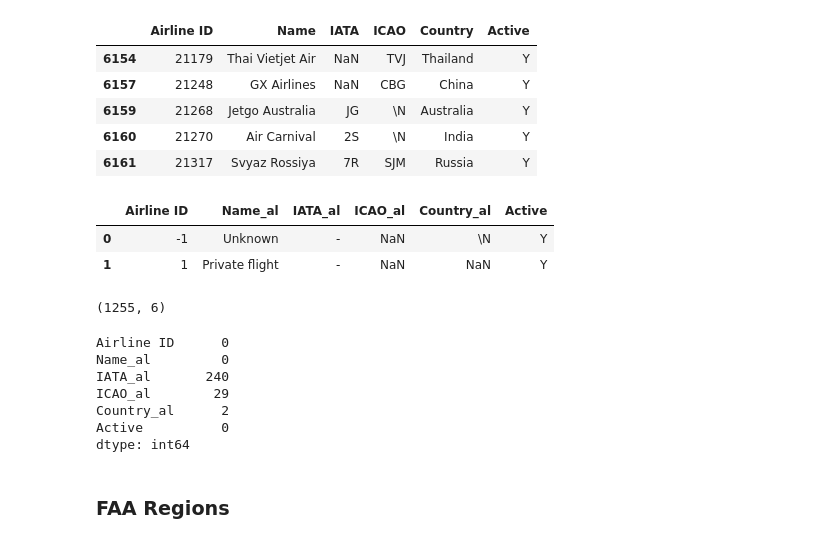
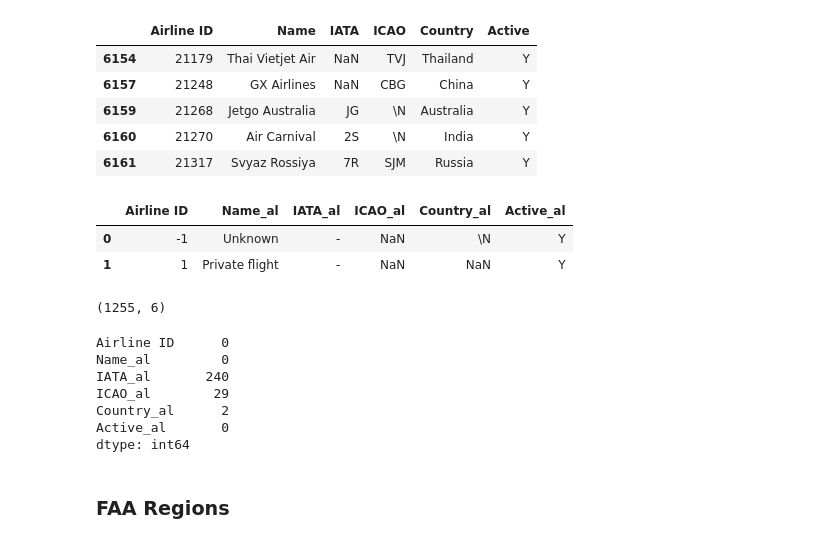
Before and after one commit to scottschriver/NSS_Capstone, a Jupyter notebook: Notebooks/Flight_delays.ipynb, the cells around one changed output. Drawn from its saved outputs; the diff is of its cells as text; code cells hidden in the pictures.

```diff
--- a/Notebooks/Flight_delays.ipynb
+++ b/Notebooks/Flight_delays.ipynb
@@ -52,11 +58,11 @@ airlines.tail()
 | 6160 | 21270 | Air Carnival | 2S | \N | India | Y |
 | 6161 | 21317 | Svyaz Rossiya | 7R | SJM | Russia | Y |
 # %%
-airlines.rename(columns = {'Name':'Name_al', 'IATA':'IATA_al', 'ICAO':'ICAO_al','Country':'Country_al'}, inplace=True)
+airlines.rename(columns = {'Name':'Name_al', 'IATA':'IATA_al', 'ICAO':'ICAO_al','Country':'Country_al', 'Active':'Active_al'}, inplace=True)
 airlines.head(2)
 #unknown and private, etc., will drop out when joined with delays
 # %% [output]
-|  | Airline ID | Name_al | IATA_al | ICAO_al | Country_al | Active |
+|  | Airline ID | Name_al | IATA_al | ICAO_al | Country_al | Active_al |
 | 0 | -1 | Unknown | - | NaN | \N | Y |
 | 1 | 1 | Private flight | - | NaN | NaN | Y |
 # %%
@@ -71,7 +77,7 @@ Name_al         0
 IATA_al       240
 ICAO_al        29
 Country_al      2
-Active          0
+Active_al       0
 dtype: int64
 # %%
 #print(tabulate(airlines, headers='keys', tablefmt='pretty'))
```
Also changed, not shown: parts of 25 cells of this notebook.
